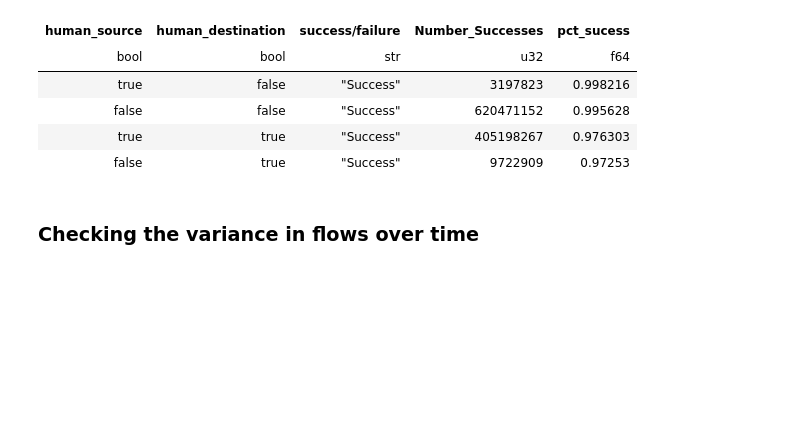
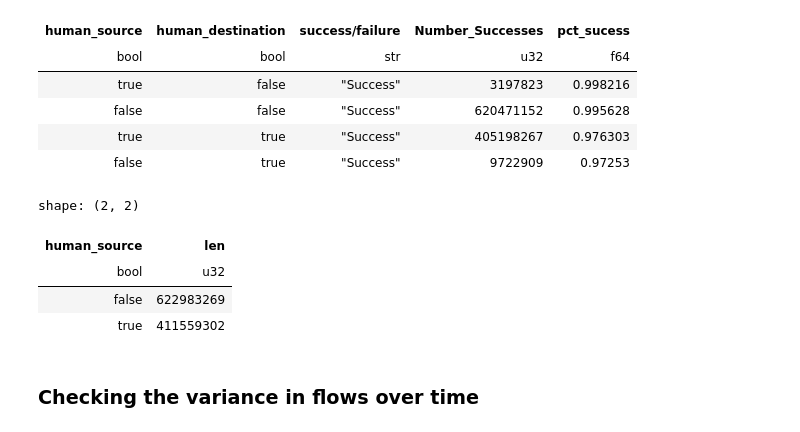
Before and after one commit to adam-broomhead/cybersecurity_thesis, a Jupyter notebook: notebooks/Imports and EDA/EDA.ipynb, the cells around one changed output. Cells and saved outputs as stored; diff of their text form; code cells hidden in the pictures; blank space fills up the shorter version.

```diff
--- a/notebooks/Imports and EDA/EDA.ipynb
+++ b/notebooks/Imports and EDA/EDA.ipynb
@@ -38,12 +41,24 @@ list 2
 ### Flows to and from each user and distribution of user flows
 # %%
 df = pl.scan_parquet("/home/ma/a/alb25/Project/thesis_code/data/*")
-# %%
-# Adding the human user and destination columns
-source_users = df.select('source_user@domain').unique().collect()
-human_users = [u[0] for u in source_users.rows() if '$' not in u[0]]
-machine_users = [u[0] for u in source_users.rows() if '$' in u[0]]
-
-df = df.with_columns(
-    pl.col('source_user@domain').is_in(human_users).alias('human_source'),
-    pl.col('destination_user@domain').is_in(human_users).alias('human_destination'))
+# %%
+# Adding the user type columns
+def user_type(user):
+    if re.match(r"^U\d+@", user):
+        return "human"
+    if re.match(r"^C\d+\$@", user):
+        return "machine"
+    if re.match(r"^SYSTEM@", user):
+        return "machine"
+    if re.match(r"^LOCAL SERVICE@", user):
+        return "machine"
+    if re.match(r"^NETWORK SERVICE@", user):
+        return "machine"
+    if re.match(r"^ANONYMOUS LOGON@", user):
+        return "anon"
+    return "other"
+
+df = df.with_columns(
+    pl.col('source_user@domain').map_elements(user_type).alias('source_user_type'),
+    pl.col('destination_user@domain').map_elements(user_type).alias('destination_user_type')
+)
@@ -353,6 +385,16 @@ shape: (4, 5)
 | false | false | "Success" | 620471152 | 0.995628 |
 | true | true | "Success" | 405198267 | 0.976303 |
 | false | true | "Success" | 9722909 | 0.97253 |
+# %%
+# How often does a user talk to itself
+df.filter(
+    (pl.col('source_user@domain') == pl.col('destination_user@domain'))).group_by('human_source').len().collect()
+# %% [output]
+shape: (2, 2)
+| human_source | len |
+| bool | u32 |
+| false | 622983269 |
+| true | 411559302 |
 # %%
 # Key metrics for human and machine users mean median variance etc
 # %% [markdown]
```
Also changed, not shown: parts of 7 cells of this notebook, 1 other file.
